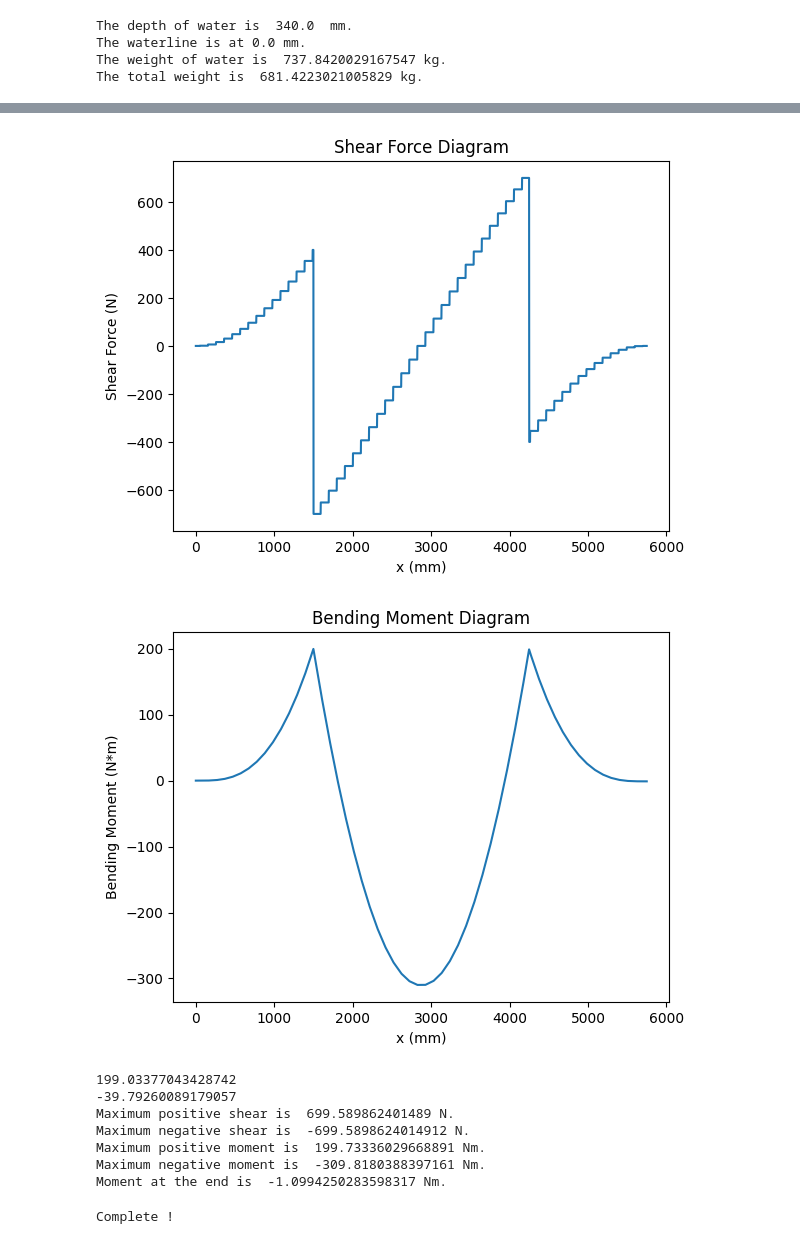
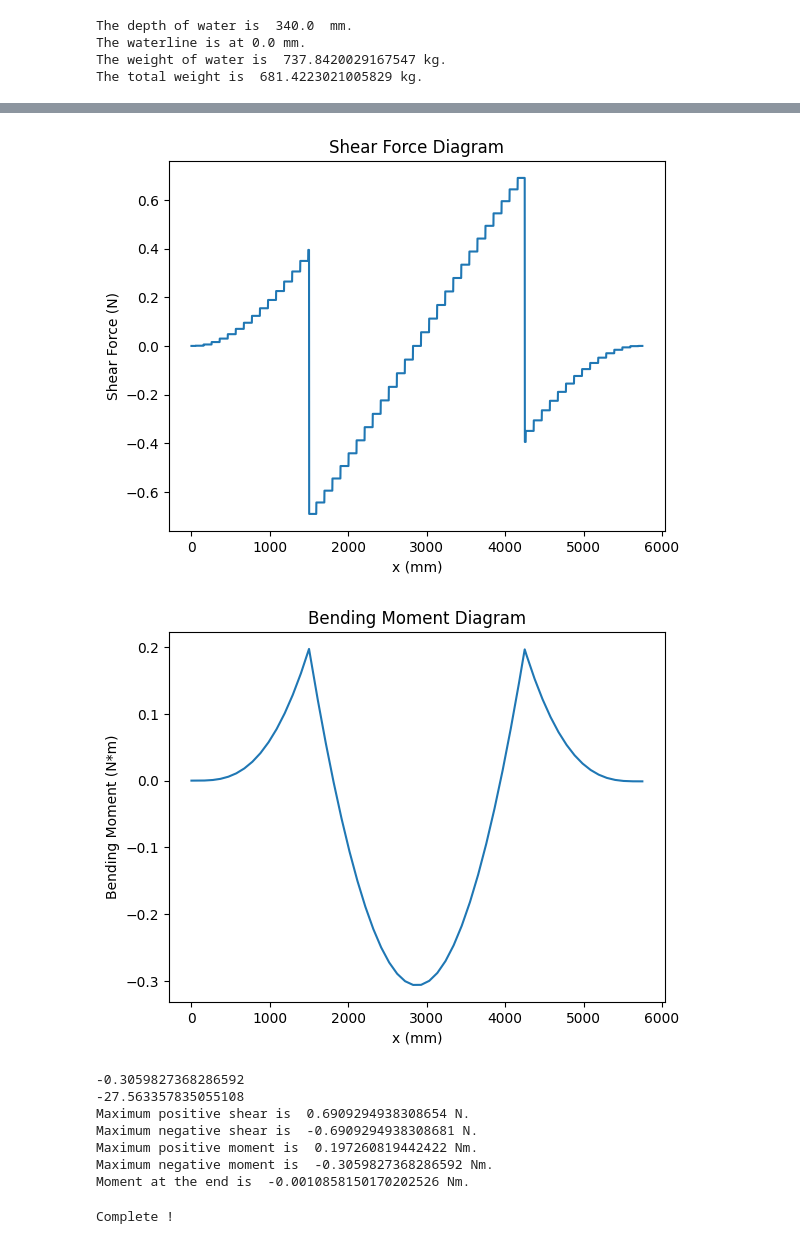
Before and after one commit to UWaterlooConcreteCanoe/Structural_Analysis, a Jupyter notebook: Longitudinal Analysis_Transportation.ipynb, the cells around one changed output, grey strips where cells are left out. Cells and saved outputs as stored; diff of their text form; code cells hidden in the pictures.

```diff
--- a/Longitudinal Analysis_Transportation.ipynb
+++ b/Longitudinal Analysis_Transportation.ipynb
@@ -305,7 +305,7 @@ x = []
 shear = []
 
 # Acceleration from transport
-a = 1
+a = 0.0472
 accelForce = a*canoe_weight
 distribLoad = accelForce/50 # no. stations on which the upwards distributed load is applied
 
@@ -397,6 +397,9 @@ momentAccelerationRatio = 5.243963238237237 # moment at centre in the current lo
 peakAccel = enduranceLimit/momentAccelerationRatio
 print(peakAccel)
 
+resistanceTensBottomArray = pd.read_csv('resistanceTensBottomArray.csv', header=None)[0]
+resistanceTensTopArray = pd.read_csv('resistanceTensTopArray.csv', header=None)[0]
+
 plt.plot(x,moment)
 plt.title('Bending Moment Diagram')
 plt.xlabel('x (mm)')
@@ -454,7 +457,7 @@ for i in range(0,len(vol_out)):
     vol_mass.append(mass)
 
 # ADDED TO TRANSPORT
-a = 39.79260089179057
+a = 0.0393
 
 minAccelForce = a*canoe_weight
 strapForce = minAccelForce/2
@@ -542,7 +545,7 @@ df1 = pd.DataFrame(data={'Station': Station_by_length, 'Length': x, 'Shear': she
 csv_file = 'Length_vs_Shear_6 Paddler.csv'
 script_dir = os.path.abspath('data')
 file_path = os.path.join(script_dir, csv_file)
-df1.to_csv(file_path, index=False)
+#df1.to_csv(file_path, index=False)
 
 moment = []
 moment.append(0)
@@ -554,46 +557,46 @@ for i in range(1,len(x),1):
 plt.plot(x,moment)
 plt.title('Bending Moment Diagram')
 plt.xlabel('x (mm)')
 plt.ylabel('Bending Moment (N*m)')
 plt.show()
 
 # Export points to csv file:
 df1 = pd.DataFrame(data={'Station': Station_by_length, 'Length': x, 'Moment': moment})
 
 csv_file = 'Length_vs_Moment_6 Paddler.csv'
 script_dir = os.path.abspath('data')
 file_path = os.path.join(script_dir, csv_file)
-df1.to_csv(file_path, index=False)
+#df1.to_csv(file_path, index=False)
 
 shear_max_index = shear.index(max(shear))
 #x(shear_max_index)
 
-centre_moment = moment[pad_po[0]] #not actually at the centre
+centre_moment = moment[2875]
 print(centre_moment)
 
 enduranceLimitFactor = 0.525
-centre_resistanceTensBottomArray = -379.1119436843545
+centre_resistanceTensBottomArray = -408.7682862744822
 enduranceLimit = enduranceLimitFactor*centre_resistanceTensBottomArray
-momentAccelerationRatio = 5.0017783701931355
+momentAccelerationRatio = 7.785820275538795
 
 peakAccel = enduranceLimit/momentAccelerationRatio
 print(peakAccel)
 
 print('Maximum positive shear is ', max(shear), 'N.')
 print('Maximum negative shear is ', min(shear), 'N.')
 print('Maximum positive moment is ', max(moment), 'Nm.')
 print('Maximum negative moment is ', min(moment), 'Nm.')
 print('Moment at the end is ', moment[len(moment)-1],'Nm.')
 # %% [output]
-[figure, old version]
+[figure, new version]
-[figure, old version]
+[figure, new version]
-199.03377043428742
--39.79260089179057
-Maximum positive shear is  699.589862401489 N.
-Maximum negative shear is  -699.5898624014912 N.
-Maximum positive moment is  199.73336029668891 Nm.
-Maximum negative moment is  -309.8180388397161 Nm.
-Moment at the end is  -1.0994250283598317 Nm.
+-0.3059827368286592
+-27.563357835055108
+Maximum positive shear is  0.6909294938308654 N.
+Maximum negative shear is  -0.6909294938308681 N.
+Maximum positive moment is  0.197260819442422 Nm.
+Maximum negative moment is  -0.3059827368286592 Nm.
+Moment at the end is  -0.0010858150170202526 Nm.
 # %%
 # export the values to csv file
 # READ ME: This code has nothing to do with calculations, it only saves values and can be ignored from a calculation standpoint.
```
Also changed, not shown: parts of 4 cells of this notebook, 3 other files.
